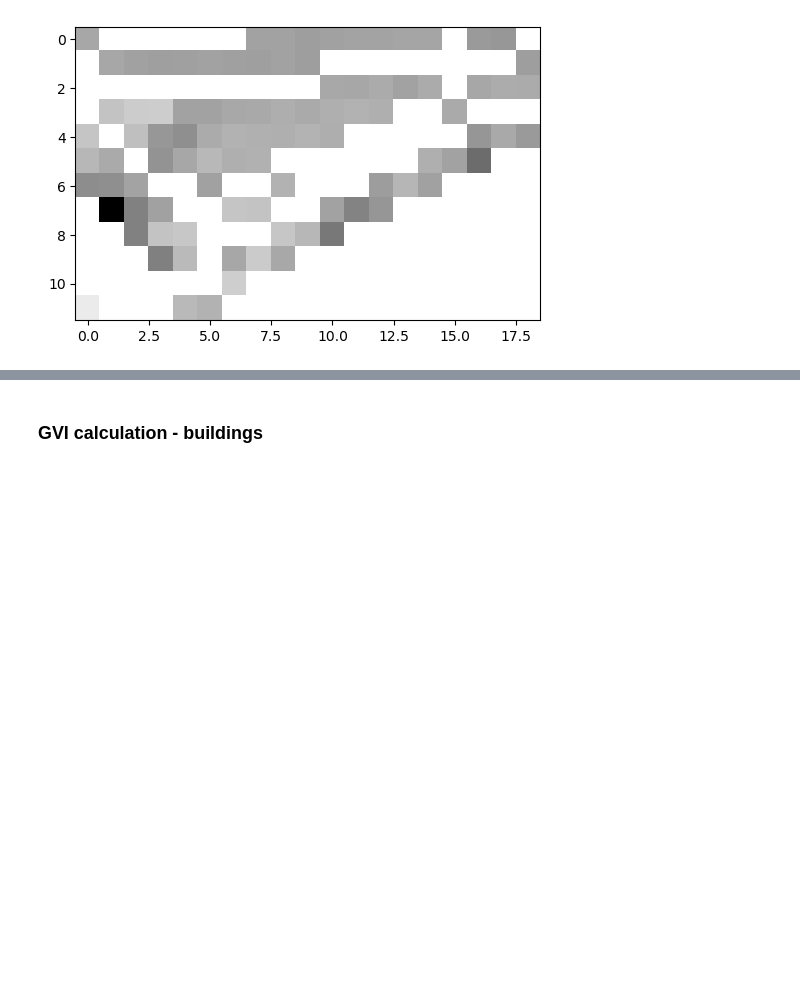
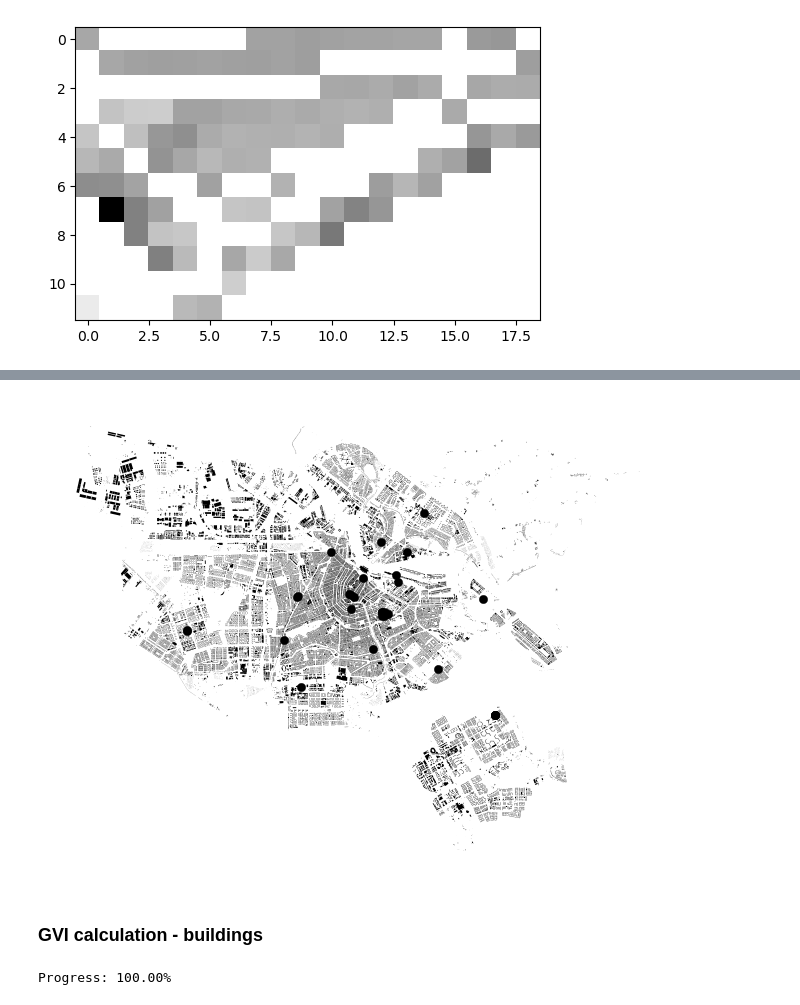
Before and after one commit to Spatial-Data-Science-and-GEO-AI-Lab/2.5D-GreenViewIndex-Netherlands, a Jupyter notebook: Viewshed-Python-ams.ipynb, the cells around one changed output, grey strips where cells are left out. Cells and saved outputs as stored; diff of their text form; code cells hidden in the pictures; blank space fills up the shorter version.

Commit message:
GVI calculation - buildings

```diff
--- a/Viewshed-Python-ams.ipynb
+++ b/Viewshed-Python-ams.ipynb
@@ -536,5 +537,71 @@ gdf_buildings = gdf_buildings.to_crs('EPSG:28992')
 # %%
 # save the data
 gdf_buildings[['addr:postcode', 'geometry']].to_file("buildings_osm/buildings.geojson", driver='GeoJSON')
+# %%
+# visualise the street network
+ax = gdf_buildings.plot(color='black', linewidth=0.3, figsize=(8, 8))
+ax.set_axis_off()
+# %% [output]
+[figure, added]
 # %% [markdown]
 ###  GVI calculation - buildings
+# %%
+import rasterio
+from shapely import geometry as geom
+
+dsm_path = 'DSM_merged_ams.tif'
+dtm_path = 'DTM_ams.tif'
+green_path = '20200629_gm_Bomenkaart_v2_resampled_ams_trees.tif'
+
+
+with rasterio.open(dsm_path) as src:
+    dsm = src.read(1)
+
+with rasterio.open(dtm_path) as src:
+    dtm = src.read(1)
+    meta = {
+        'height': dtm.shape[0],
+        'width': dtm.shape[1],
+        'transform': src.transform,
+        "driver": "GTiff",
+        'count': 1,
+        "crs": src.crs
+    }
+
+with rasterio.open(green_path) as src:
+    green = src.read(1)
+
+
+# create a list of all the geometries in the gdf_buildings dataframe
+geoms = list(gdf_buildings.geometry.values)
+
+# mask for all geometries
+mask_buildings = rasterio.features.geometry_mask(geoms, out_shape=dsm.shape, transform=meta['transform'], invert=False)
+mask_buildings = mask_buildings.astype(int) # convert to boolean
+
+# use the mask on the DSM, DTM, and tree data
+dsm_buildings = np.ma.array(dsm, mask=(mask_buildings == 0))
+dtm_buildings = np.ma.array(dtm, mask=(mask_buildings == 0))
+masked_green_buildings = np.ma.array(green, mask=((mask_buildings == 0) | (mask == 0)))
+
+aoi = geom.Polygon([(121798.636, 487713.151), (121885.092, 487713.151), (121885.092, 487769.292), (121798.636, 487769.292)])
+# aoi = geom.Polygon([(121824.136, 487727.651), (121859.592, 487727.651), (121859.592, 487755.292), (121824.136, 487755.292)])
+
+options = {
+    'radius': 500,  # 500 meters
+    'o_height': 1.7,  # 1.7 meters (typical height of a person)
+    't_height': 0  # 0 meters (the target is the ground)
+}
+
+mask = {
+    'meta': meta,
+    'aoi': aoi,
+    'options': options,
+    'dsm': np.ma.array(dsm, mask=(mask_buildings == 0)),
+    'dtm': np.ma.array(dtm, mask=(mask_buildings == 0)),
+    'green': np.ma.array(green, mask=((mask_buildings == 0) | (mask == 0)))
+}
+
+result = f2(mask)
+# %% [output]
+Progress: 100.00%
```
Also changed, not shown: parts of 4 cells of this notebook.
